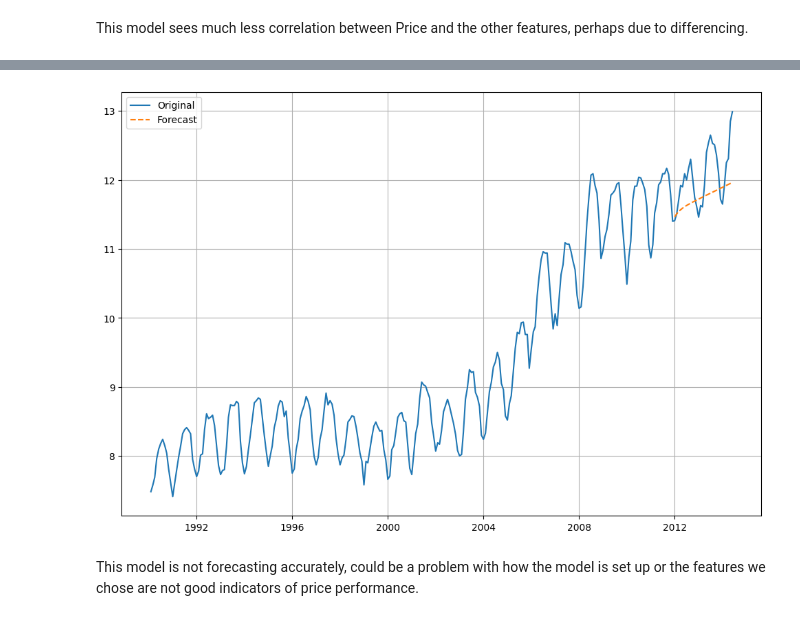
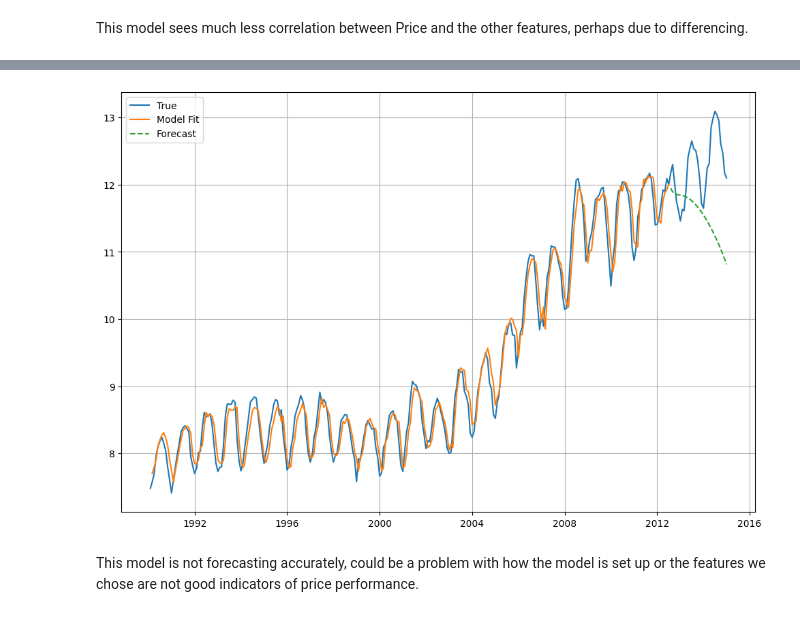
Before and after one commit to bktakacs/springboard_dsc_capstone3, a Jupyter notebook: pp-model.ipynb, the cells around one changed output, grey strips where cells are left out. Drawn from its saved outputs; the diff is of its cells as text; code cells hidden in the pictures.

Commit message:
implemented arima, sarima, var models

```diff
--- a/pp-model.ipynb
+++ b/pp-model.ipynb
@@ -67,3 +69,7 @@ df
 416 rows × 5 columns
 # %% [markdown]
 Renewable and Petroleum now have same units (trillion Btu)
+# %%
+exog = pd.read_csv('./data/exog.csv', index_col=0)
+exog.set_index(pd.to_datetime(exog.index), inplace=True)
+exog
@@ -187,9 +237,9 @@ d = 0means data was not differenced (because we already differenced it)
 # %%
 forecast_length = 36 # forecast 3 years
 
-model = ARIMA(ytrain_diff, order=best_order_price)
-model_fit = model.fit()
-forecast = model_fit.forecast(steps=forecast_length)
-model_fit.summary()
+model_arima1 = ARIMA(ytrain_diff, order=best_order_price)
+model_arima_fit1 = model_arima1.fit()
+forecast_arima1 = model_arima_fit1.forecast(steps=forecast_length)
+model_arima_fit1.summary()
 # %% [output]
 SARIMAX Results
@@ -232,0 +336,17 @@ This model does well with prediction, having a RMSE of 12 and a comparable MAE.
+# %%
+aic_test = np.inf
+for i in p:
+    for j in d:
+        for k in q:
+            try:
+                model = SARIMAX(
+                    ytrain, exog=extrain, order=(i, j, k),
+                )
+                model_fit = model.fit(disp=False)
+                if model_fit.aic < aic_test:
+                    aic_test = model_fit.aic
+                    best_order_price = (i, j, k)
+            except:
+                continue
+
+print('\nBest Order:', best_order_price)
@@ -235,8 +457,9 @@ This model does well with prediction, having a RMSE of 12 and a comparable MAE.
 # %%
-model_var = VAR(train_diff)
+model_var = VAR(endog=train, exog=extrain)
+# model_var_fit = model_var.fit(maxlags=2, ic='bic', )
 model_var_fit = model_var.fit()
-print(model_var_fit.summary())
-forecast_var = model_var_fit.forecast(train_diff.values[-model_var_fit.k_ar:], steps=30)
+# print(model_var_fit.summary())
+forecast_var = model_var_fit.forecast(y=train.values[-model_var_fit.k_ar:], steps=30, exog_future=extest[:30])
 
 forecast_var = pd.DataFrame(forecast_var)
 forecast_var.columns = train.columns
@@ -264,14 +503,13 @@ This model sees much less correlation between Price and the other features, perh
 # %%
 plt.figure(figsize=(12, 8))
-plt.plot(pd.concat([ytrain, ytest[:30]]), label='Original')
-plt.plot(forecast_var.Price.cumsum()+ytrain[-1], label='Forecast', ls='--')
-# plt.plot(ytest[:30], label='True')
-# plt.plot(seasonal_decompose(df.Price).trend[:len(train)+len(forecast_var)], label='Trend')
+plt.plot(pd.concat([ytrain, ytest[:30]]), label='True')
+plt.plot(model_var_fit.fittedvalues.Price, label='Model Fit')
+plt.plot(forecast_var.Price, label='Forecast', ls='--')
 plt.grid(True)
 plt.legend()
 plt.show()
 # %% [output]
-[figure, old version]
+[figure, new version]
 # %% [markdown]
 This model is not forecasting accurately, could be a problem with how the model is set up or the features we chose are not good indicators of price performance.
 # %% [markdown]
```
Also changed, not shown: parts of 28 cells of this notebook.
